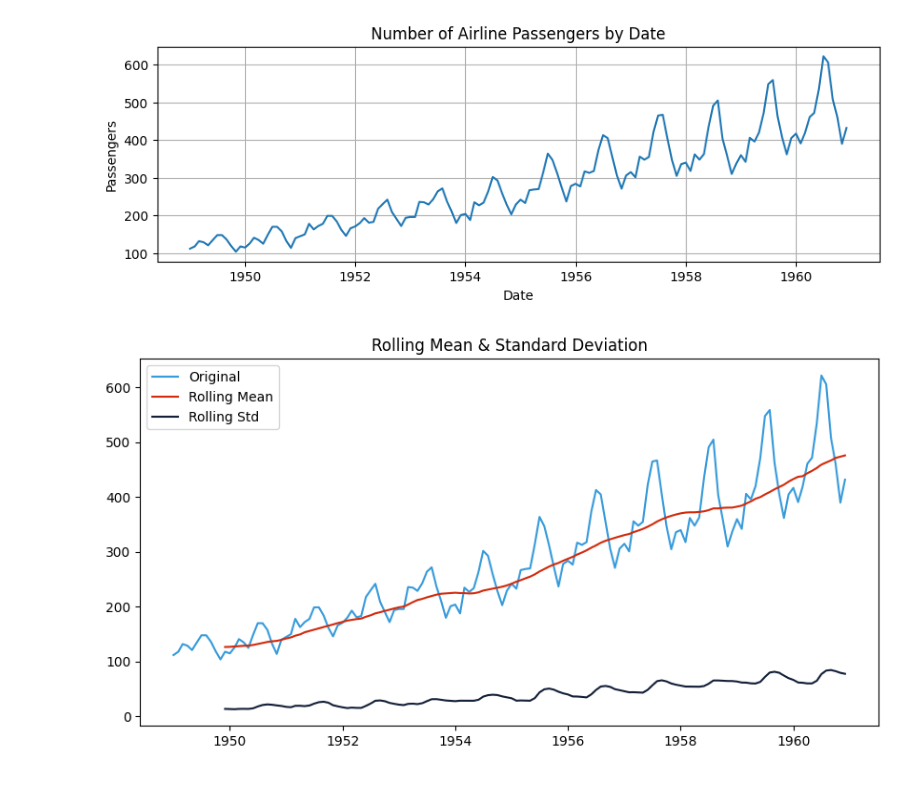
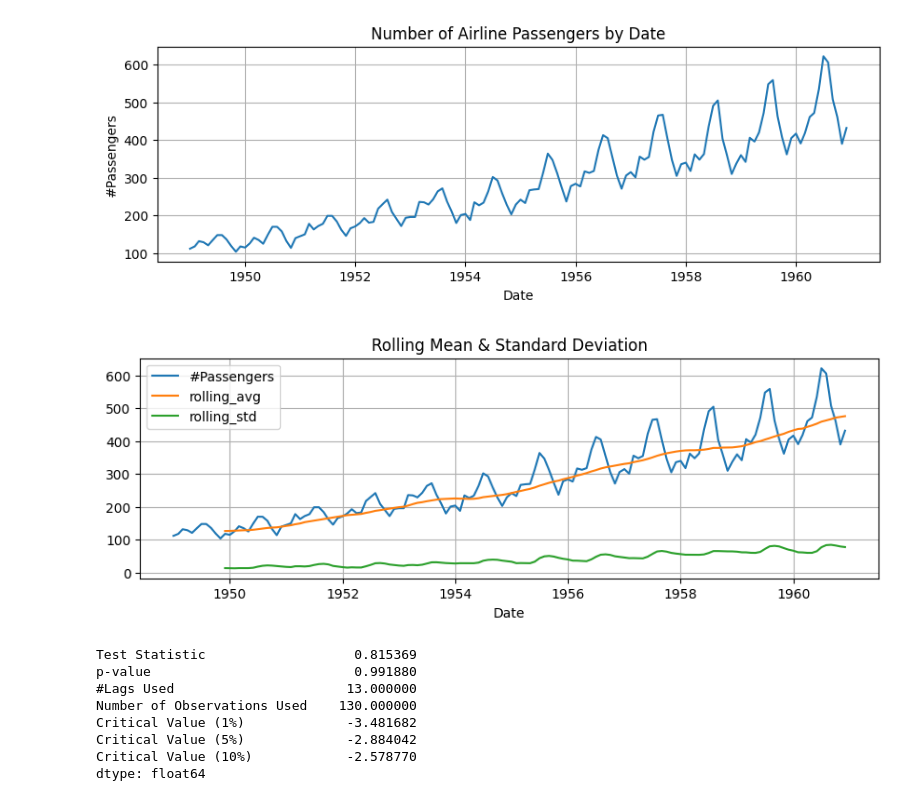
Before and after one commit to ChiaraGitHub/time_series_mix, a Jupyter notebook: test_air.ipynb, the cells around one changed output. Drawn from its saved outputs; the diff is of its cells as text; code cells hidden in the pictures.

```diff
--- a/test_air.ipynb
+++ b/test_air.ipynb
@@ -6,6 +6,7 @@ from src.data_analysis import compute_moving_mean, compute_moving_std
 import matplotlib.pyplot as plt
 # %%
 data = load_air_passangers_data()
+column_name = "#Passengers"
 # %%
 data.head()
 # %% [output]
@@ -23,16 +26,27 @@ viz_time_series(data=data, title="Number of Airline Passengers by Date",
 [figure]
 # %%
 #Determine rolling statistics
-data["rolling_avg"] = compute_moving_mean(data=data, column_name="#Passengers", window=12)
-data["rolling_std"] = compute_moving_std(data=data, column_name="#Passengers", window=12)
+data["rolling_avg"] = compute_moving_mean(data=data,
+                                          column_name=column_name,
+                                          window=12)
+data["rolling_std"] = compute_moving_std(data=data,
+                                         column_name=column_name,
+                                         window=12)
 
-# #Plot rolling statistics
-plt.figure(figsize=(10,5))
-plt.plot(data["#Passengers"], color='#379BDB', label='Original')
-plt.plot(data["rolling_avg"], color='#D22A0D', label='Rolling Mean')
-plt.plot(data["rolling_std"], color='#142039', label='Rolling Std')
-plt.legend(loc='best')
-plt.title('Rolling Mean & Standard Deviation')
-plt.show(block=False)
+viz_multiple_time_series(data,
+                         columns=[column_name, "rolling_avg", "rolling_std"],
+                         title='Rolling Mean & Standard Deviation',
+                         xlabel='Date')
 # %% [output]
-[figure, old version]
+[figure, new version]
+# %%
+adf_test(data, column_name)
+# %% [output]
+Test Statistic                   0.815369
+p-value                          0.991880
+#Lags Used                      13.000000
+Number of Observations Used    130.000000
+Critical Value (1%)             -3.481682
+Critical Value (5%)             -2.884042
+Critical Value (10%)            -2.578770
+dtype: float64
```
Also changed, not shown: parts of 5 cells of this notebook, 8 other files.
